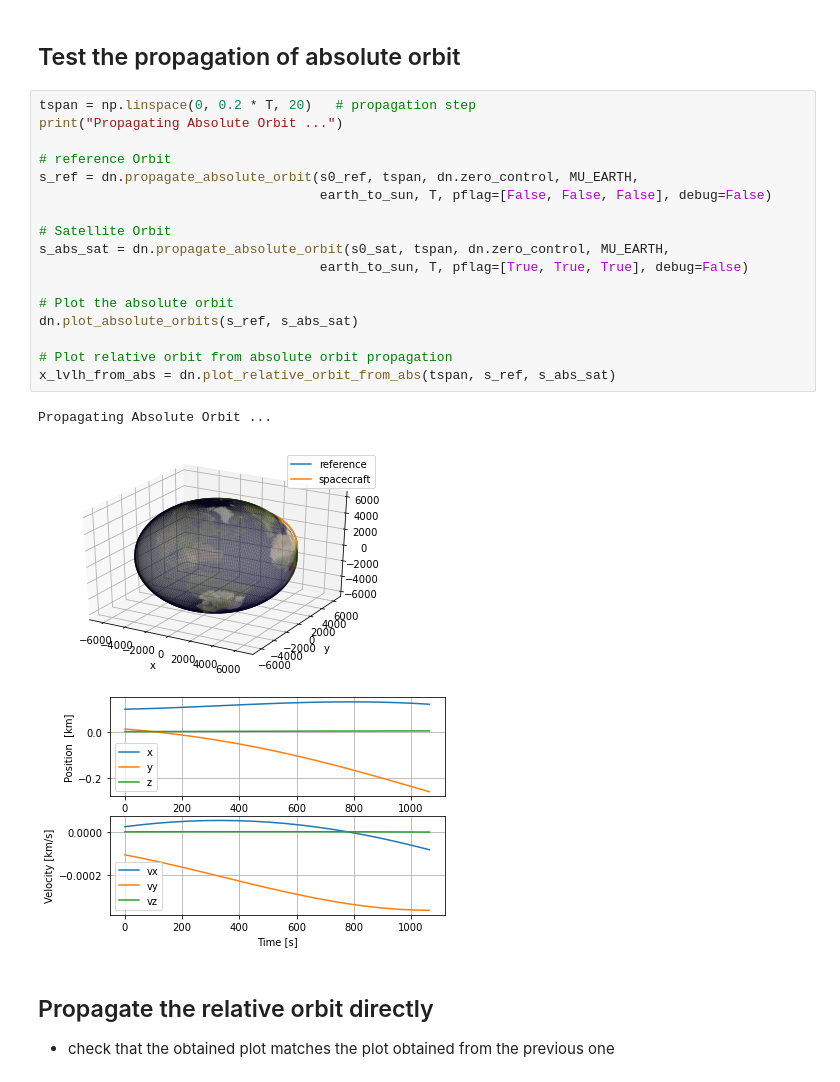
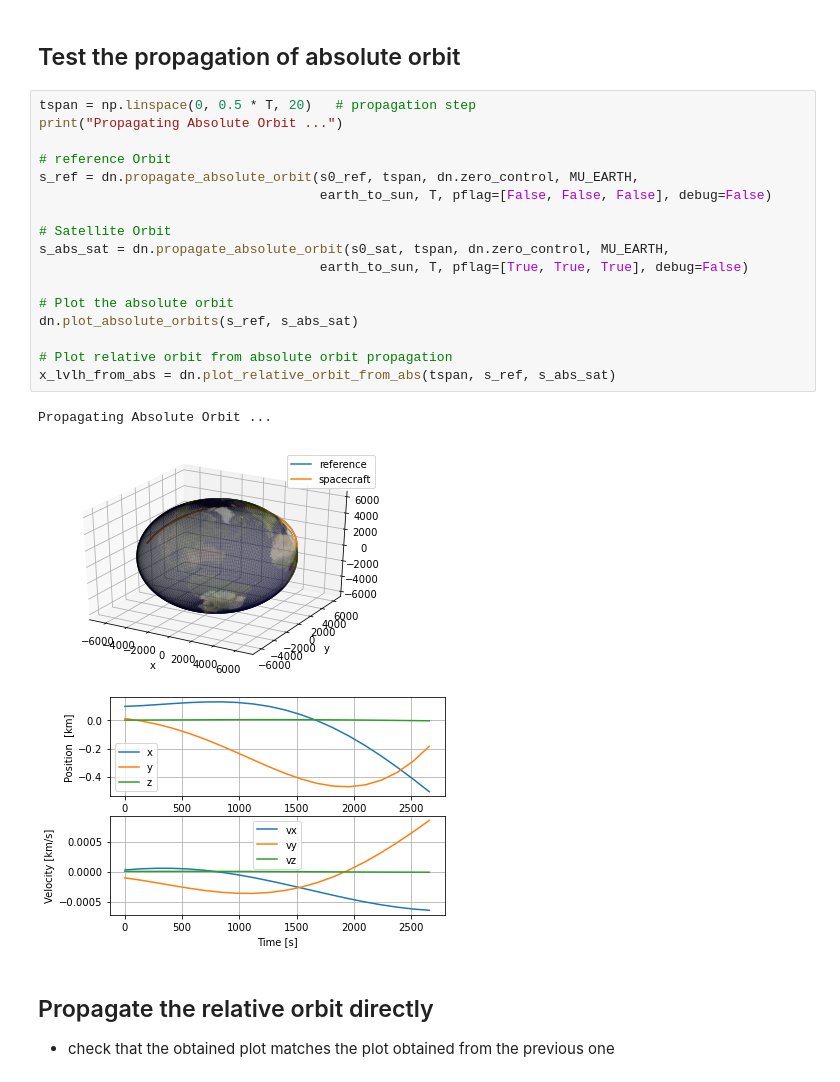
Before and after one commit to kdricemt/AA203_FinalProject, a Jupyter notebook: test_dynamics.ipynb, the cells around one changed output. Cells and saved outputs as stored; diff of their text form.

```diff
--- a/test_dynamics.ipynb
+++ b/test_dynamics.ipynb
@@ -81,26 +81,26 @@ drag magnitude [N]:  0.019093597
 # %% [markdown]
 ## Test the propagation of absolute orbit
 # %%
-tspan = np.linspace(0, 0.2 * T, 20)   # propagation step
+tspan = np.linspace(0, 0.5 * T, 20)   # propagation step
 print("Propagating Absolute Orbit ...")
 
 # reference Orbit
 s_ref = dn.propagate_absolute_orbit(s0_ref, tspan, dn.zero_control, MU_EARTH,
                                     earth_to_sun, T, pflag=[False, False, False], debug=False)
 
 # Satellite Orbit
 s_abs_sat = dn.propagate_absolute_orbit(s0_sat, tspan, dn.zero_control, MU_EARTH,
                                     earth_to_sun, T, pflag=[True, True, True], debug=False)
 
 # Plot the absolute orbit
 dn.plot_absolute_orbits(s_ref, s_abs_sat)
 
 # Plot relative orbit from absolute orbit propagation
 x_lvlh_from_abs = dn.plot_relative_orbit_from_abs(tspan, s_ref, s_abs_sat)
 # %% [output]
 Propagating Absolute Orbit ...
-[figure, old version]
+[figure, new version]
-[figure, old version]
+[figure, new version]
 # %% [markdown]
 ## Propagate the relative orbit directly
 - check that the obtained plot matches the plot obtained from the previous one
```
Also changed, not shown: parts of 1 cell of this notebook, 1 other file.
